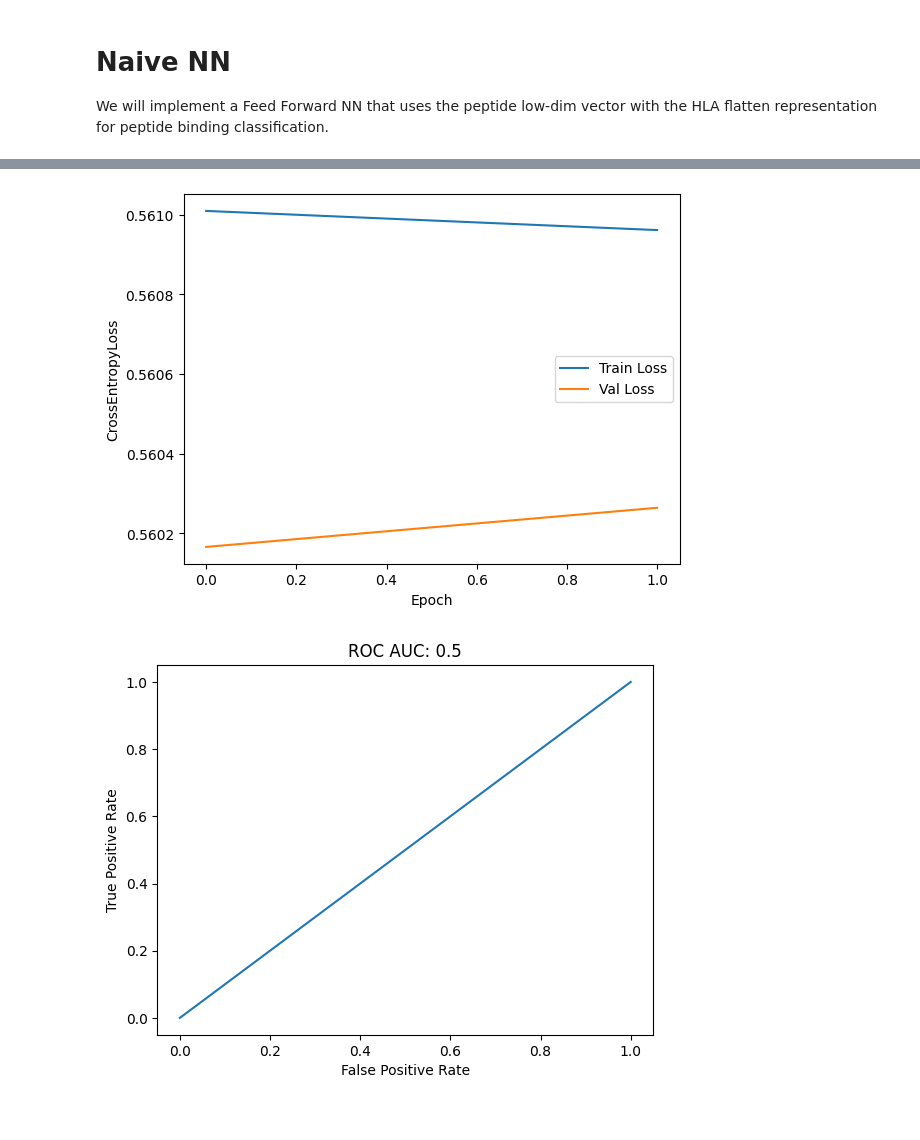
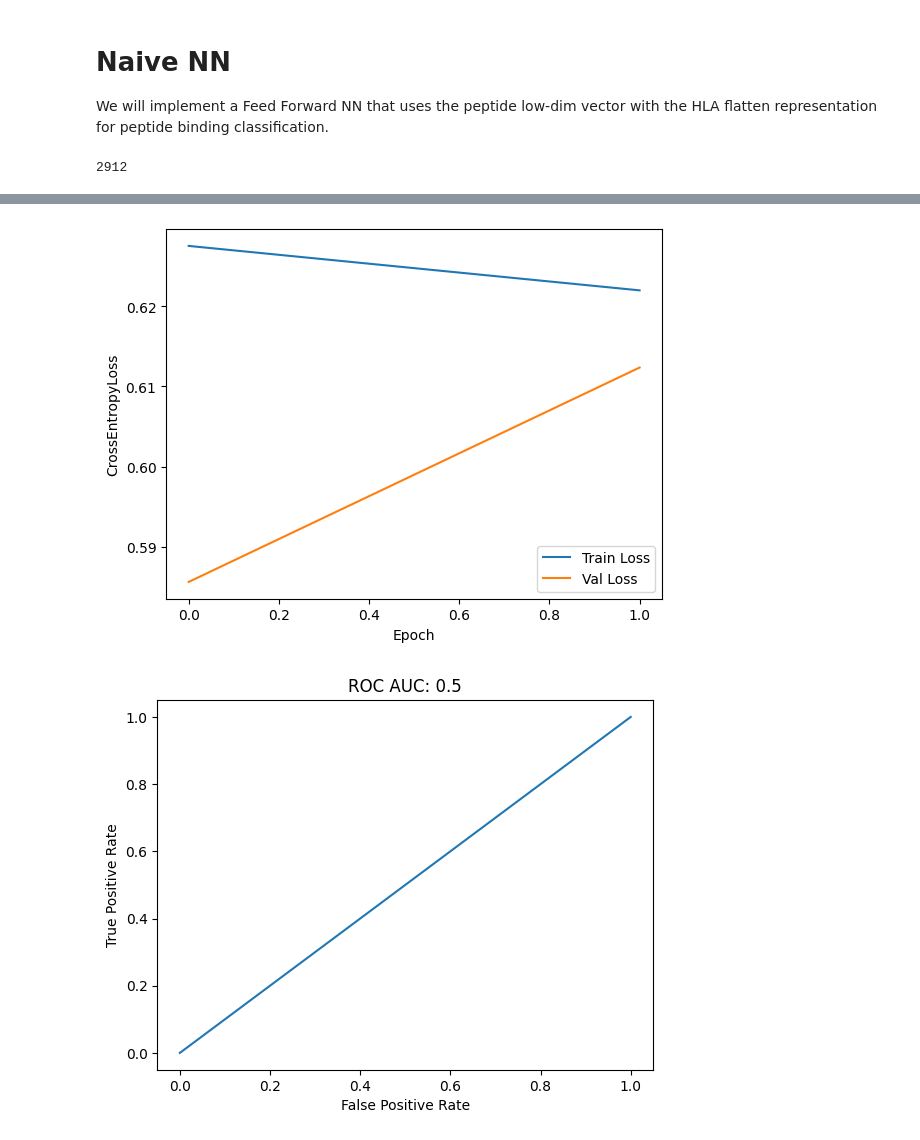
Before and after one commit to annadiarov/nimbus, a Jupyter notebook: notebooks/4.0-amdr-first-pHLAbinding-model.ipynb, the cells around one changed output, grey strips where cells are left out. Cells and saved outputs as stored; diff of their text form; code cells hidden in the pictures.

```diff
--- a/notebooks/4.0-amdr-first-pHLAbinding-model.ipynb
+++ b/notebooks/4.0-amdr-first-pHLAbinding-model.ipynb
@@ -50,15 +50,3 @@ class Data(Dataset):
 
     def __len__(self):
         return self.len
-# %%
-class Network(nn.Module):
-    def __init__(self, input_dim, hidden_dim, output_dim):
-        super(Network, self).__init__()
-        self.fc1 = nn.Linear(input_dim, hidden_dim)
-        self.fc2 = nn.Linear(hidden_dim, output_dim)
-
-    def forward(self, x):
-        x = F.relu(self.fc1(x))
-        x = self.fc2(x)
-        x = F.softmax(x, dim=-1)
-        return x
@@ -69,6 +157,8 @@ def train_one_epoch(model, train_loader, optimizer, criterion, device):
     for i, data in enumerate(train_loader):
         inputs, labels = data
         inputs, labels = inputs.to(device), labels.to(device)
+        # Add channel dimension for 1DCNN
+        inputs = inputs.view(inputs.shape[0], 1, inputs.shape[1])
         optimizer.zero_grad()
         outputs = model(inputs)
         loss = criterion(outputs, labels)
@@ -83,6 +173,8 @@ def eval_one_epoch(model, val_loader, criterion, device):
     for i, data in enumerate(val_loader):
         inputs, labels = data
         inputs, labels = inputs.to(device), labels.to(device)
+        # Add channel dimension for 1DCNN
+        inputs = inputs.view(inputs.shape[0], 1, inputs.shape[1])
         outputs = model(inputs)
         loss = criterion(outputs, labels)
         running_loss += loss.item()
@@ -115,6 +207,8 @@ def test(model, test_loader, device, compute_roc=False):
     for i, data in enumerate(test_loader):
         inputs, labels = data
         inputs, labels = inputs.to(device), labels.to(device)
+        # Add channel dimension for 1DCNN
+        inputs = inputs.view(inputs.shape[0], 1, inputs.shape[1])
         outputs = model(inputs)
         _, outputs = torch.max(outputs, 1)
         _, labels = torch.max(labels, 1)
@@ -136,10 +230,10 @@ def test(model, test_loader, device, compute_roc=False):
     return y_true, y_pred
 # %%
 # Load data
-X_train = np.load(train_data)#[:1000, :]
-y_train = np.load(train_labels)#[:1000]
-X_test = np.load(test_data)#[:1000, :]
-y_test = np.load(test_labels)#[:1000]
+X_train = np.load(train_data)[:1000, :]
+y_train = np.load(train_labels)[:1000]
+X_test = np.load(test_data)[:1000, :]
+y_test = np.load(test_labels)[:1000]
 
 # Convert to one-hot encoding
 y_train = np.eye(N_LABELS)[y_train]
@@ -156,9 +250,14 @@ val_loader = DataLoader(dataset=val_data, batch_size=32, shuffle=True, num_worke
 test_loader = DataLoader(dataset=test_data, batch_size=32, shuffle=True, num_workers=N_WORKERS)
 
 del X_train, y_train, X_val, y_val, X_test, y_test
+# %%
+train_data[0][0].shape[0]
+# %% [output]
+2912
 # %%
 input_dim = train_data[0][0].shape[0]
-model = Network(input_dim=input_dim, hidden_dim=64, output_dim=N_LABELS)
+#model = Network(input_dim=input_dim, hidden_dim=64, output_dim=N_LABELS)
+model = CNN1d(input_dim=input_dim, hidden_dim=64, n_classes=N_LABELS)
 optimizer = optim.Adam(model.parameters(), lr=0.001)
 criterion = nn.CrossEntropyLoss()
 
@@ -169,5 +268,11 @@ plt.plot(val_losses, label='Val Loss')
 plt.xlabel('Epoch')
 plt.ylabel('CrossEntropyLoss')
 plt.legend()
+plt.savefig(os.path.join(CHEKPOINT_FOLDER, 'loss.png'))
 plt.show()
+
+with open(os.path.join(CHEKPOINT_FOLDER, 'train_val_losses.csv'), 'w') as f:
+    f.write('train_loss,val_loss\n')
+    for train_loss, val_loss in zip(train_losses, val_losses):
+        f.write(f'{train_loss},{val_loss}\n')
 # %% [output]
@@ -176,4 +281,4 @@ Epoch 2/2 - Train Loss: 0.561 - Val Loss: 0.5603 - Best Val Loss: 0.5602
-[figure, old version]
+[figure, new version]
 # %%
 best_model_path = os.path.join(CHEKPOINT_FOLDER, 'best_model.t7')
 model.load_state_dict(torch.load(best_model_path))
```
Also changed, not shown: parts of 2 cells of this notebook.
